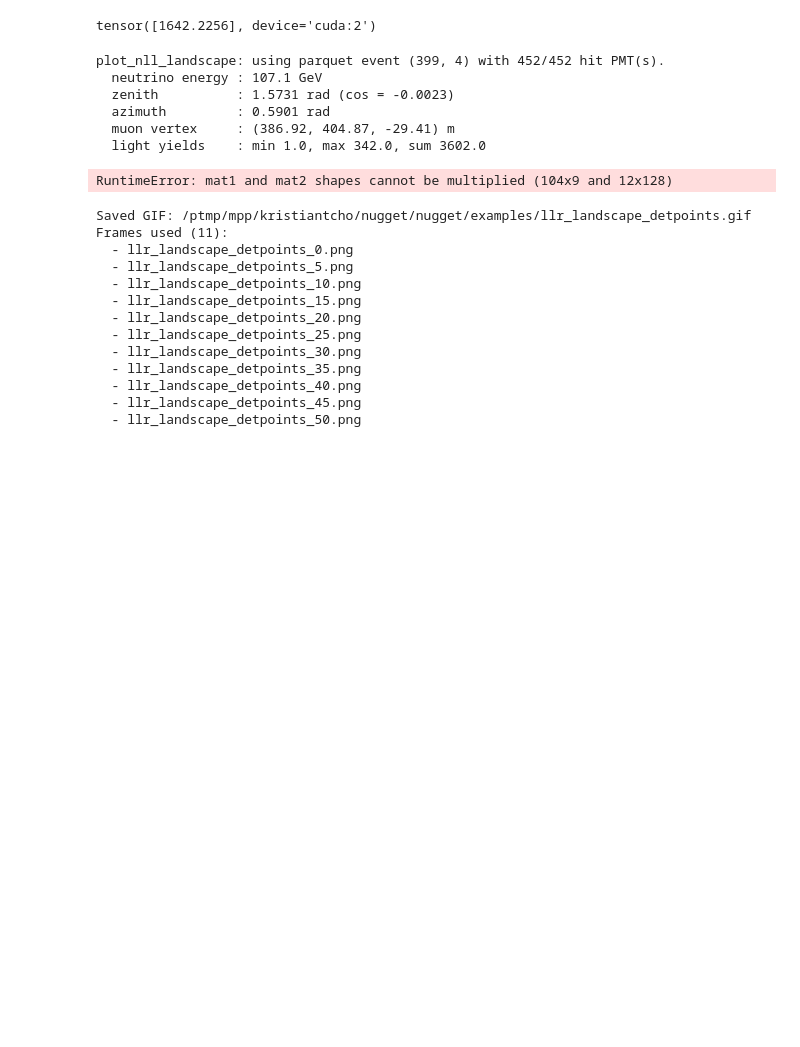
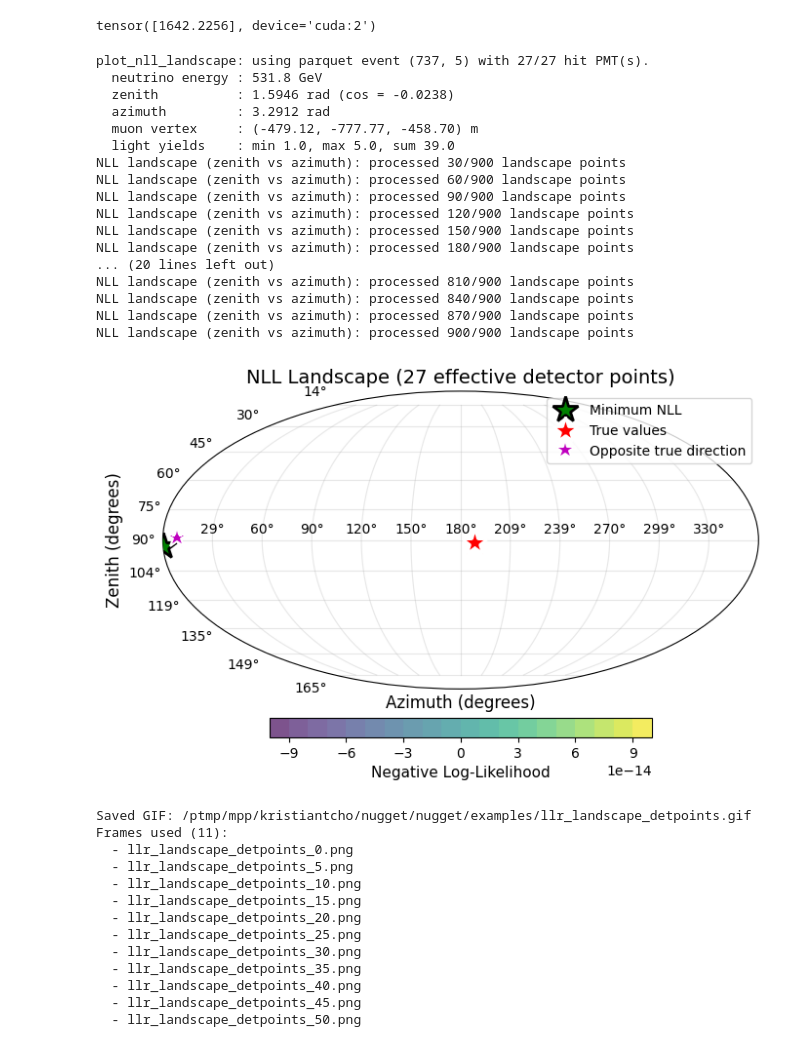
Before and after one commit to kristiantcho/nugget, a Jupyter notebook: nugget/examples/llr_testing.ipynb, the cells around one changed output. Cells and saved outputs as stored; diff of their text form; code cells hidden in the pictures; blank space fills up the shorter version.

```diff
--- a/nugget/examples/llr_testing.ipynb
+++ b/nugget/examples/llr_testing.ipynb
@@ -156,41 +156,52 @@ importlib.reload(nugget.utils.vis_tools)
 result = nugget.utils.vis_tools.plot_nll_landscape(
     llrnet=llr_net,
     signal_sampler=signal_sampler,
     signal_surrogate_func=light_yield_surrogate_patd,
     event_labels=['position','energy', 'direction'],
     param_names =['zenith','azimuth'],
     # param_names=['energy'],
     # param_ranges={'energy': (1e2, 1e8)},
     param_ranges={'energy': (1e2, 1e8), 'zenith': (0, np.pi), 'azimuth': (0, 2*np.pi)},
     # param_names=['x', 'y'],
     # param_ranges={'x': (-3, 3), 'y': (-3, 3)},
     figsize=(7,5),
     n_points=30,
     detector_point=None,
     # true_event=true_event,
     use_mollweide=True,
     skip_zero_response=True,
-    use_patd = True,
+    use_patd = False,
     use_rich_features = True,
     num_detector_points=1000,
     min_detector_points=50,
     min_detector_response=1.0,
     max_detector_resample_attempts=100000,
     plot_opposite_direction_true_params=True,
     progress_print_every_n_points=30   ,
     parquet_dataset=ds,
     # nll_cbar_max=550
 )
     # fig = result['fig']
     # fig.savefig(f"llr_landscape_detpoints_{det_points}.png", dpi=300, bbox_inches='tight')
 # %% [output]
-plot_nll_landscape: using parquet event (399, 4) with 452/452 hit PMT(s).
-  neutrino energy : 107.1 GeV
-  zenith          : 1.5731 rad (cos = -0.0023)
-  azimuth         : 0.5901 rad
-  muon vertex     : (386.92, 404.87, -29.41) m
-  light yields    : min 1.0, max 342.0, sum 3602.0
+plot_nll_landscape: using parquet event (737, 5) with 27/27 hit PMT(s).
+  neutrino energy : 531.8 GeV
+  zenith          : 1.5946 rad (cos = -0.0238)
+  azimuth         : 3.2912 rad
+  muon vertex     : (-479.12, -777.77, -458.70) m
+  light yields    : min 1.0, max 5.0, sum 39.0
+NLL landscape (zenith vs azimuth): processed 30/900 landscape points
+NLL landscape (zenith vs azimuth): processed 60/900 landscape points
+NLL landscape (zenith vs azimuth): processed 90/900 landscape points
+NLL landscape (zenith vs azimuth): processed 120/900 landscape points
+NLL landscape (zenith vs azimuth): processed 150/900 landscape points
+NLL landscape (zenith vs azimuth): processed 180/900 landscape points
+... (20 lines left out)
+NLL landscape (zenith vs azimuth): processed 810/900 landscape points
+NLL landscape (zenith vs azimuth): processed 840/900 landscape points
+NLL landscape (zenith vs azimuth): processed 870/900 landscape points
+NLL landscape (zenith vs azimuth): processed 900/900 landscape points
-RuntimeError: mat1 and mat2 shapes cannot be multiplied (104x9 and 12x128)
+[figure, added]
 # %%
 from pathlib import Path
 import re
```
Also changed, not shown: parts of 2 cells of this notebook, 4 other files.
